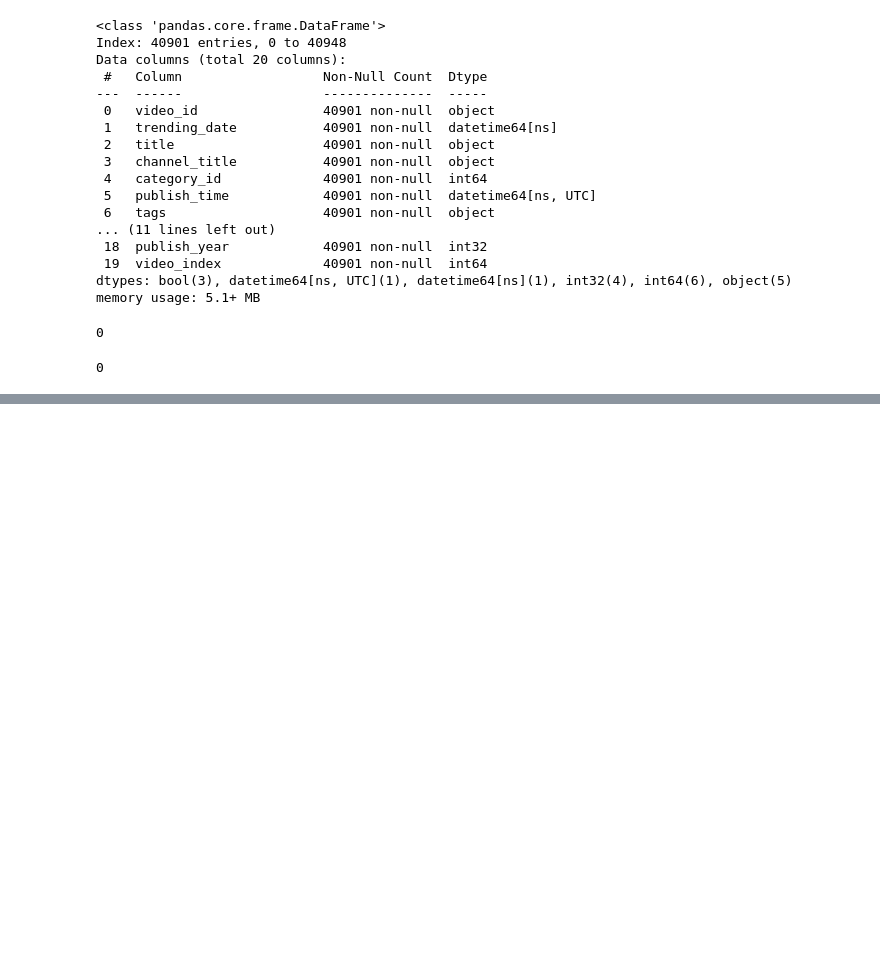
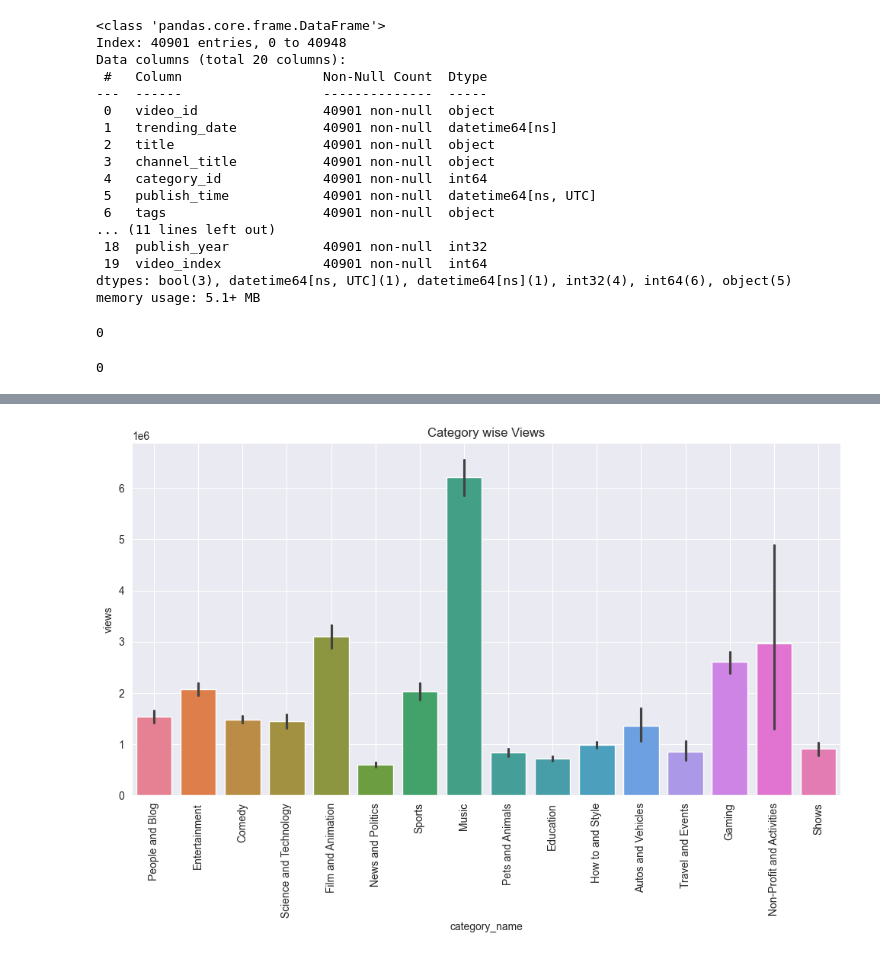
Before and after one commit to ShiwangitaSingh/Data-Science-with-Python-, a Jupyter notebook: Task-4 Exploratory Data Analysis/Task_4.ipynb, the cells around one changed output, grey strips where cells are left out. Drawn from its saved outputs; the diff is of its cells as text; code cells hidden in the pictures; blank space fills up the shorter version.

```diff
--- a/Task-4 Exploratory Data Analysis/Task_4.ipynb
+++ b/Task-4 Exploratory Data Analysis/Task_4.ipynb
@@ -238,0 +249,9 @@ plt.show()
+# %%
+plt.figure(figsize=(12,6))
+sns.barplot(df, x = 'category_name',y = 'views',hue = 'category_name')
+plt.grid(True)
+plt.title('Category wise Views')
+plt.xticks(rotation=90)
+plt.show()
+# %% [output]
+[figure, added]
```
Also changed, not shown: parts of 6 cells of this notebook.
